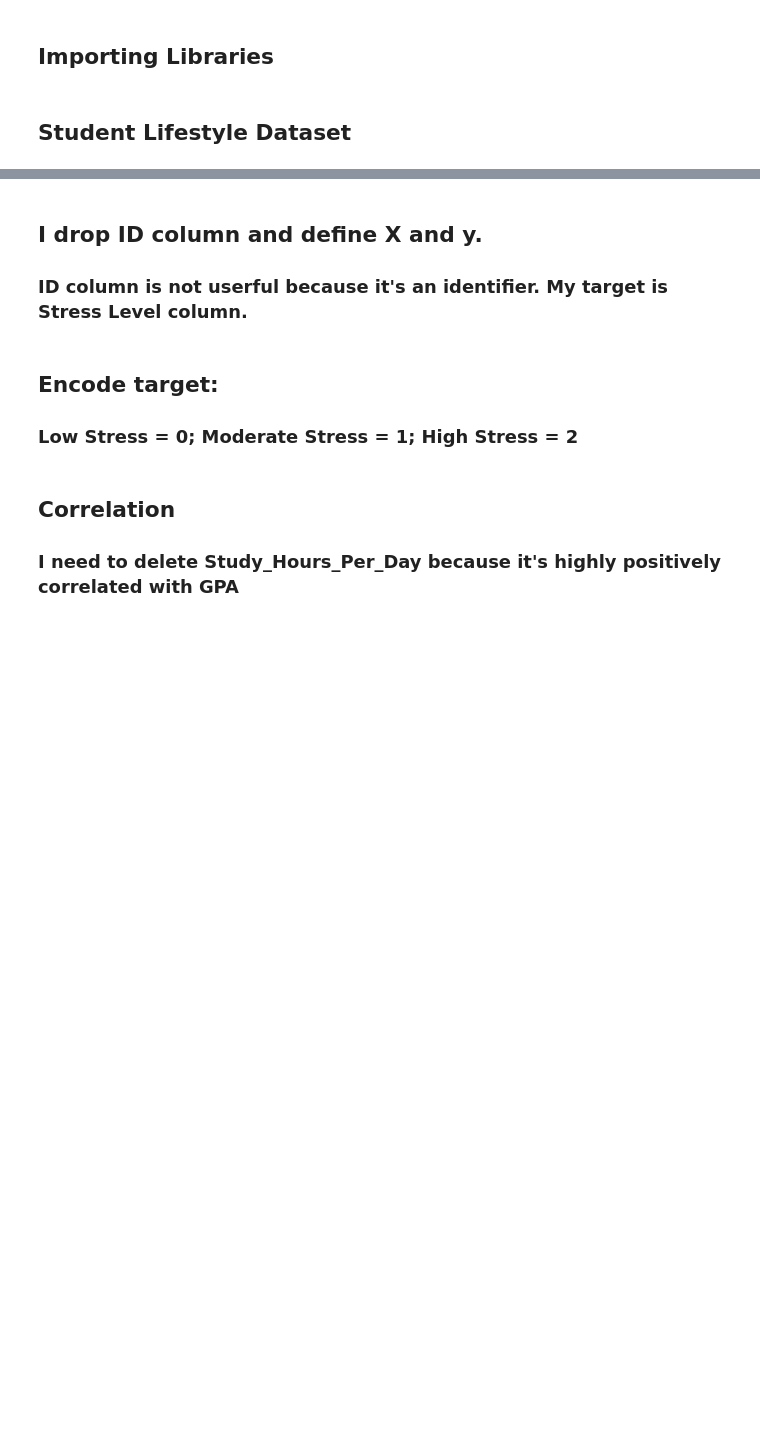
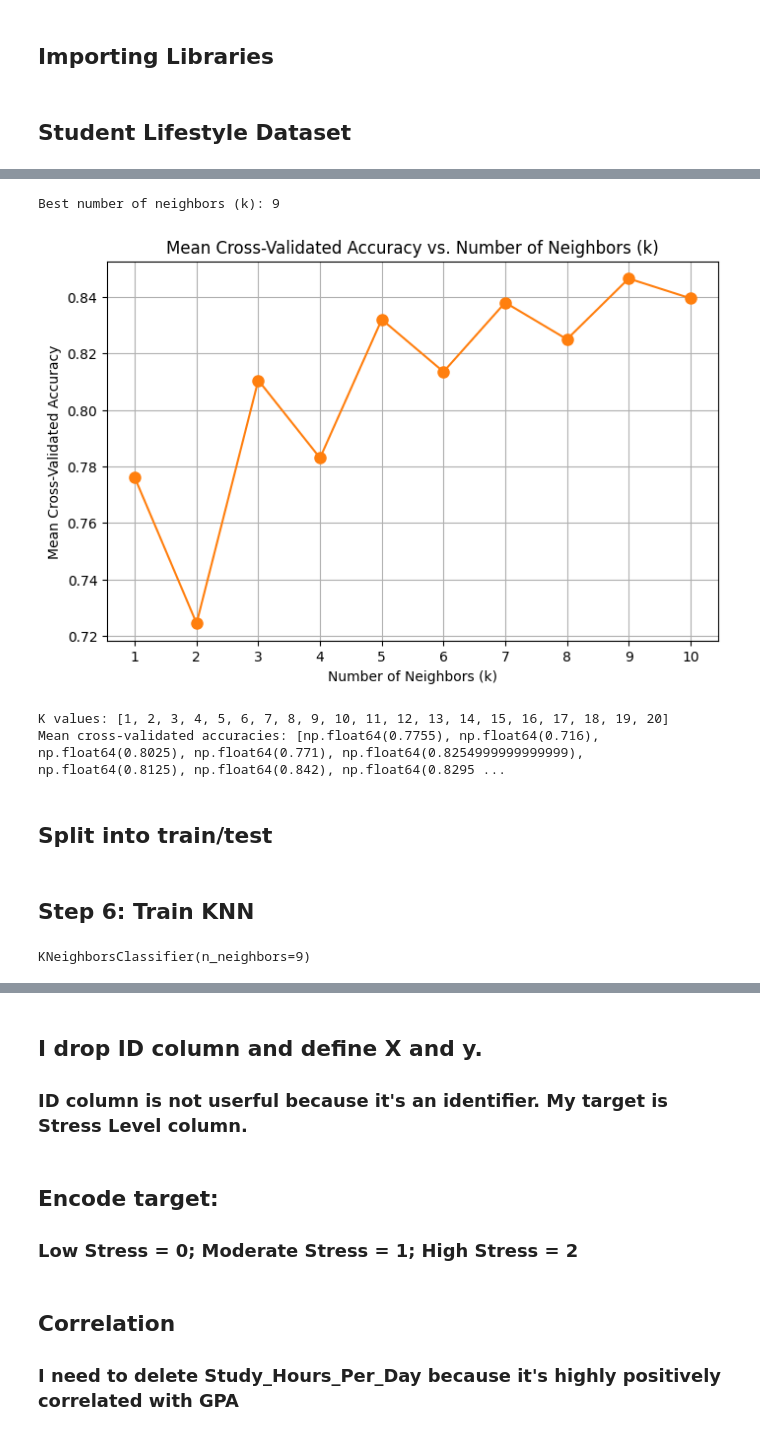
Before and after one commit to lucy-buhayenko/LFC, a Jupyter notebook: csci-250/kNN_Lucy.ipynb, the cells around one changed output, grey strips where cells are left out. Cells and saved outputs as stored; diff of their text form; code cells hidden in the pictures; blank space fills up the shorter version.

```diff
--- a/csci-250/kNN_Lucy.ipynb
+++ b/csci-250/kNN_Lucy.ipynb
@@ -21,0 +28,3 @@ df = pd.read_csv("student_lifestyle_dataset.csv")
+# %%
+X = df[["Study_Hours_Per_Day", "GPA"]]
+y = df["Stress_Level"]
@@ -21,0 +33,3 @@ df = pd.read_csv("student_lifestyle_dataset.csv")
+# %%
+le = LabelEncoder()
+y_encoded = le.fit_transform(y)
@@ -21,0 +38,3 @@ df = pd.read_csv("student_lifestyle_dataset.csv")
+# %%
+scaler = StandardScaler()
+X_scaled = scaler.fit_transform(X)
@@ -21,0 +44,54 @@ df = pd.read_csv("student_lifestyle_dataset.csv")
+# %%
+x = PCA(n_components=2)
+X2 = x.fit_transform(X_scaled)
+
+k_values = range(1, 11)
+cv_scores = []
+
+for k in k_values:
+    knn = KNeighborsClassifier(n_neighbors=k)
+    scores = cross_val_score(knn, X2, y_encoded, cv=5)
+    cv_scores.append(scores.mean())
+
+best_k = k_values[np.argmax(cv_scores)]
+print(f"Best number of neighbors (k): {best_k}")
+
+plt.figure(figsize=(8, 5))
+plt.plot(k_values, cv_scores, color='tab:orange', marker="o", linestyle='-', markersize=8)
+plt.title('Mean Cross-Validated Accuracy vs. Number of Neighbors (k)')
+plt.xlabel('Number of Neighbors (k)')
+plt.ylabel('Mean Cross-Validated Accuracy')
+plt.grid(True)
+plt.xticks(k_values)
+plt.show()
+
+Kfold = KFold(n_splits=5, shuffle=True, random_state=42)
+
+mean_acc_scores = []
+ks = range(1, 21)
+
+y_train_np = np.array(y_encoded)
+
+for k in ks:
+    acc_scores = []
+    for train_idx, val_idx in Kfold.split(X_scaled):
+        X_tr, X_val = X_scaled[train_idx], X_scaled[val_idx]
+        y_tr, y_val = y_train_np[train_idx], y_train_np[val_idx]
+
+        knn = KNeighborsClassifier(n_neighbors=k)
+        knn.fit(X_tr, y_tr)
+
+        acc = knn.score(X_val, y_val)
+        acc_scores.append(acc)
+
+    mean_acc_scores.append(np.mean(acc_scores))
+
+print(f"K values: {list(ks)}")
+print(f"Mean cross-validated accuracies: {mean_acc_scores}")
+# %% [output]
+Best number of neighbors (k): 9
+[figure, added]
+K values: [1, 2, 3, 4, 5, 6, 7, 8, 9, 10, 11, 12, 13, 14, 15, 16, 17, 18, 19, 20]
+Mean cross-validated accuracies: [np.float64(0.7755), np.float64(0.716), np.float64(0.8025), np.float64(0.771), np.float64(0.8254999999999999), np.float64(0.8125), np.float64(0.842), np.float64(0.8295 ...
+# %% [markdown]
+## Split into train/test
@@ -21,0 +100,7 @@ df = pd.read_csv("student_lifestyle_dataset.csv")
+# %% [markdown]
+## Step 6: Train KNN
+# %%
+knn = KNeighborsClassifier(n_neighbors=best_k)
+knn.fit(X_train, y_train)
+# %% [output]
+KNeighborsClassifier(n_neighbors=9)
```
Also changed, not shown: parts of 14 cells of this notebook.
